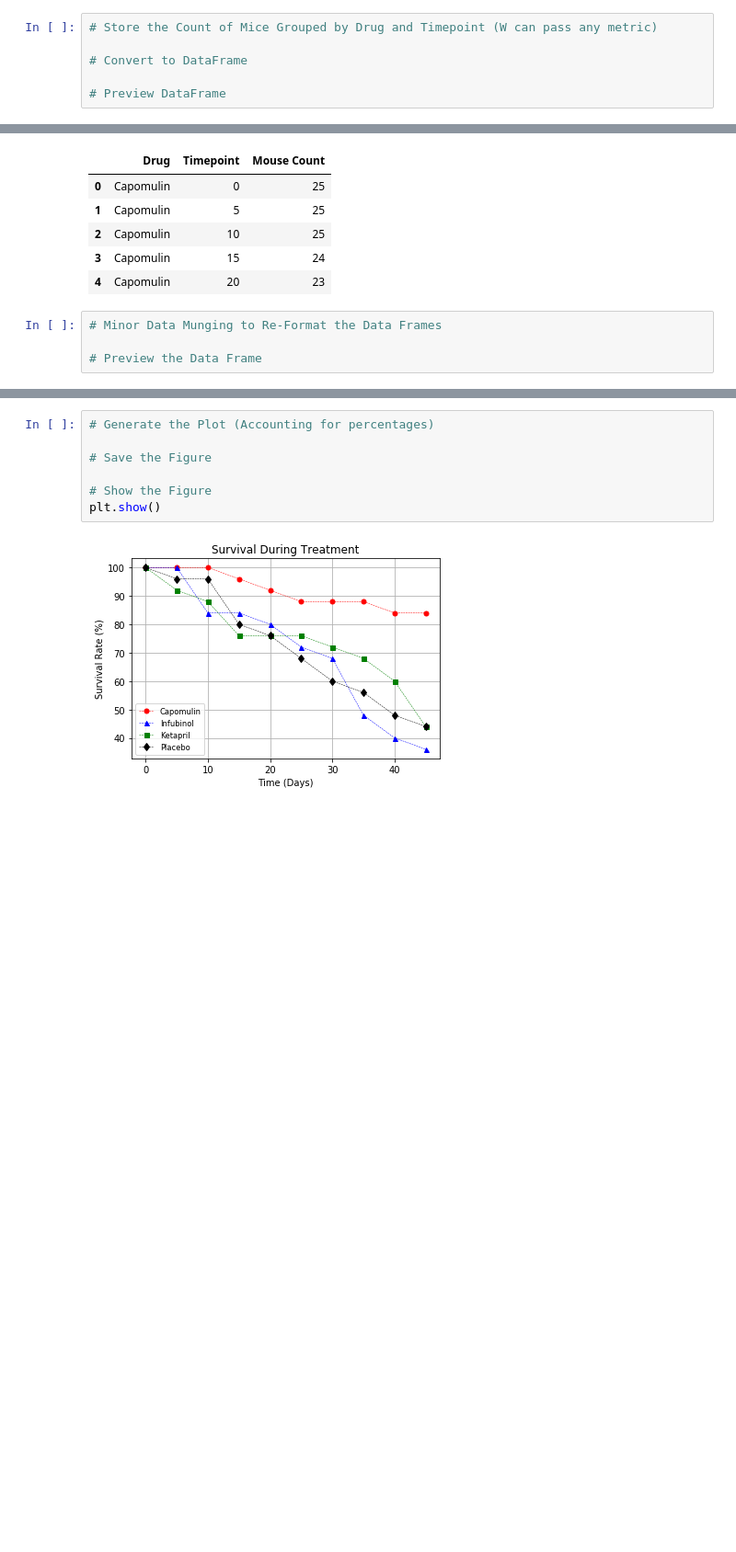
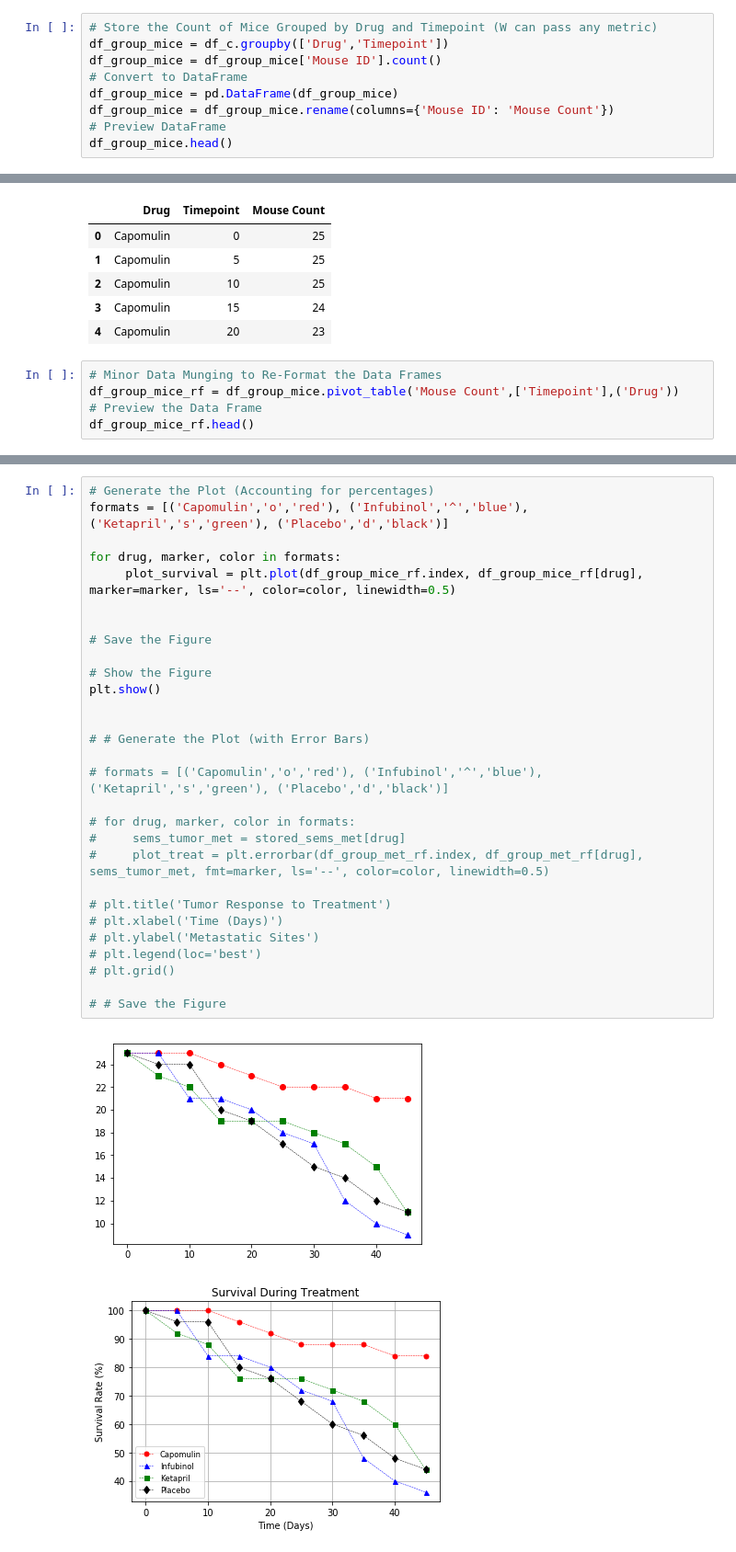
Before and after one commit to jcmachdata/Pymaceuticals, a Jupyter notebook: pymaceuticals.ipynb, the cells around one changed output, grey strips where cells are left out. Shown at 92% size. Drawn from its saved outputs; the diff is of its cells as text; blank space fills up the shorter version.

```diff
--- a/pymaceuticals.ipynb
+++ b/pymaceuticals.ipynb
@@ -217,7 +263,10 @@ plt.show()
 ## Survival Rates
 # %%
 # Store the Count of Mice Grouped by Drug and Timepoint (W can pass any metric)
-
+df_group_mice = df_c.groupby(['Drug','Timepoint'])
+df_group_mice = df_group_mice['Mouse ID'].count()
 # Convert to DataFrame
-
+df_group_mice = pd.DataFrame(df_group_mice)
+df_group_mice = df_group_mice.rename(columns={'Mouse ID': 'Mouse Count'})
 # Preview DataFrame
+df_group_mice.head()
@@ -231,5 +288,6 @@ plt.show()
 | 4 | Capomulin | 20 | 23 |
 # %%
 # Minor Data Munging to Re-Format the Data Frames
-
+df_group_mice_rf = df_group_mice.pivot_table('Mouse Count',['Timepoint'],('Drug'))
 # Preview the Data Frame
+df_group_mice_rf.head()
@@ -242,13 +308,37 @@ plt.show()
 | 10 | 25 | 20 | 21 | 22 | 21 | 24 | 23 | 24 | 23 | ... |
 | 15 | 24 | 19 | 21 | 19 | 21 | 20 | 17 | 24 | 23 | ... |
 | 20 | 23 | 18 | 20 | 19 | 20 | 19 | 17 | 23 | 21 | ... |
-# %%
-# Generate the Plot (Accounting for percentages)
-
-# Save the Figure
-
-# Show the Figure
-plt.show()
+# %%
+# Generate the Plot (Accounting for percentages)
+formats = [('Capomulin','o','red'), ('Infubinol','^','blue'), ('Ketapril','s','green'), ('Placebo','d','black')]
+
+for drug, marker, color in formats:
+     plot_survival = plt.plot(df_group_mice_rf.index, df_group_mice_rf[drug], marker=marker, ls='--', color=color, linewidth=0.5)
+
+
+# Save the Figure
+
+# Show the Figure
+plt.show()
+
+
+# # Generate the Plot (with Error Bars)
+
+# formats = [('Capomulin','o','red'), ('Infubinol','^','blue'), ('Ketapril','s','green'), ('Placebo','d','black')]
+
+# for drug, marker, color in formats:
+#     sems_tumor_met = stored_sems_met[drug]
+#     plot_treat = plt.errorbar(df_group_met_rf.index, df_group_met_rf[drug], sems_tumor_met, fmt=marker, ls='--', color=color, linewidth=0.5)
+
+# plt.title('Tumor Response to Treatment')
+# plt.xlabel('Time (Days)')
+# plt.ylabel('Metastatic Sites')
+# plt.legend(loc='best')
+# plt.grid()
+
+# # Save the Figure
+# %% [output]
+[figure, added]
 # %%
 # %% [output]
 [figure]
```
Also changed, not shown: parts of 7 cells of this notebook.
